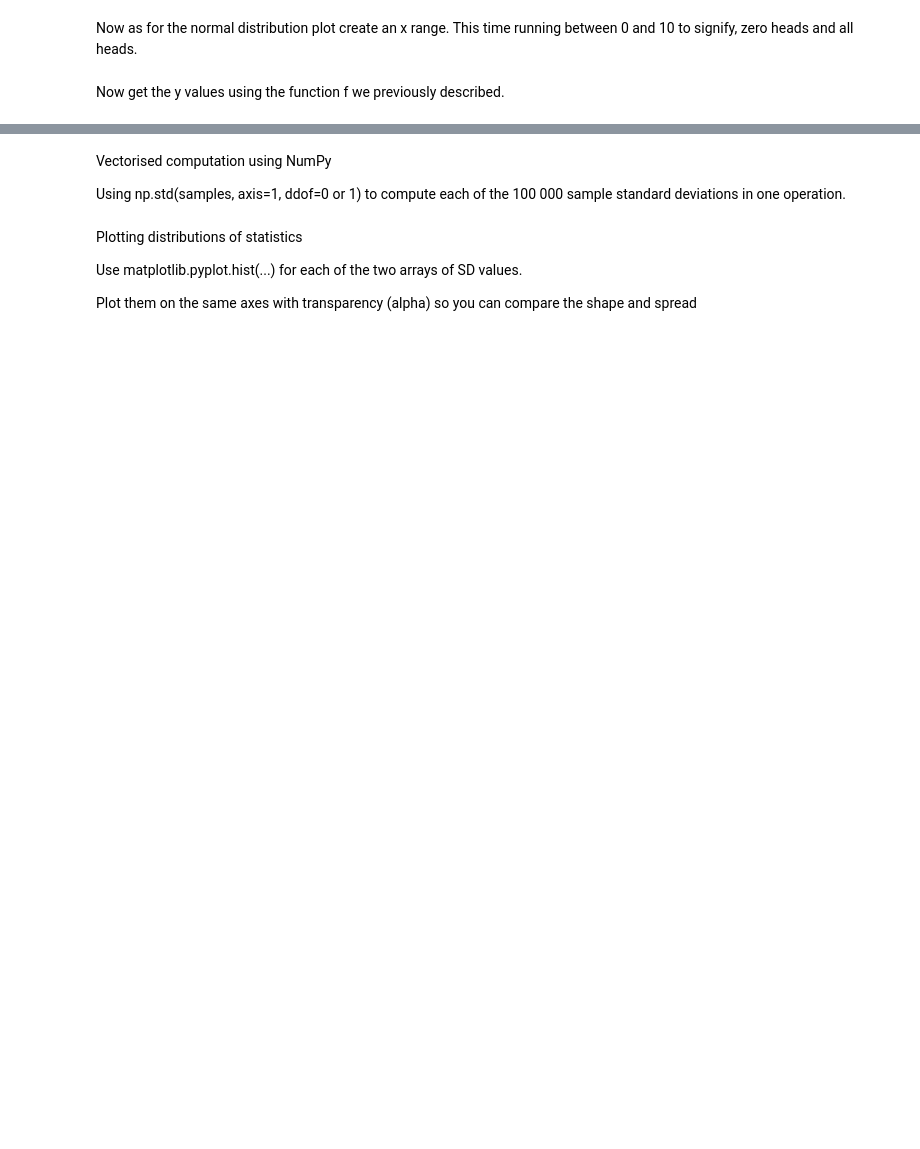
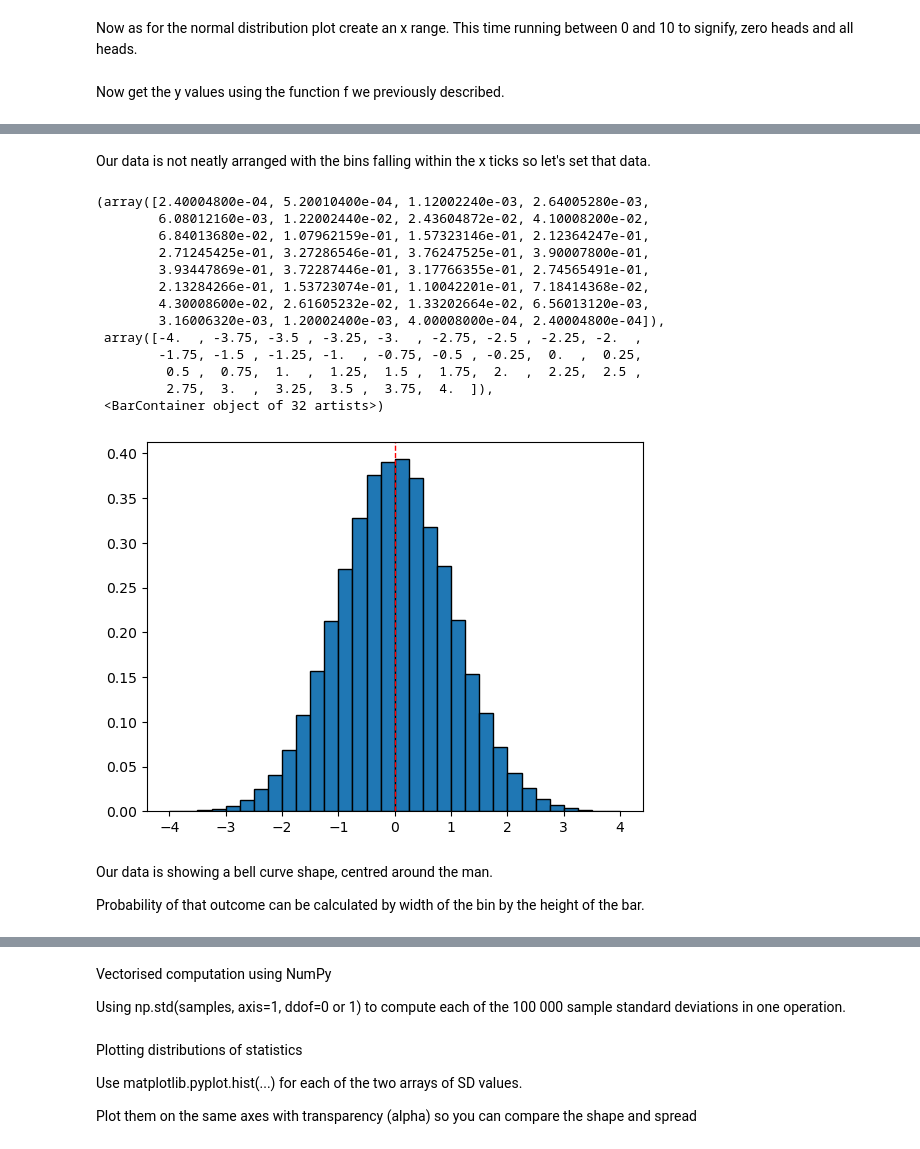
Before and after one commit to kknb1982/applied_statistics, a Jupyter notebook: problems.ipynb, the cells around one changed output, grey strips where cells are left out. Drawn from its saved outputs; the diff is of its cells as text; code cells hidden in the pictures; blank space fills up the shorter version.

```diff
--- a/problems.ipynb
+++ b/problems.ipynb
@@ -648,0 +702,30 @@ ddof=1 → sample standard deviation (divisor = n-1, unbiased estimator)
+# %% [markdown]
+Our data is not neatly arranged with the bins falling within the x ticks so let's set that data.
+# %%
+# Create a blank figure
+fig, ax = plt.subplots()
+
+# Plot the mean as a vertical line
+ax.axvline(mean, color='red', linestyle='dashed', linewidth=1)
+
+# Create a histogram of the data
+ax.hist(data, edgecolor='black', density=True, bins=np.linspace(-4,4,33))
+# %% [output]
+(array([2.40004800e-04, 5.20010400e-04, 1.12002240e-03, 2.64005280e-03,
+        6.08012160e-03, 1.22002440e-02, 2.43604872e-02, 4.10008200e-02,
+        6.84013680e-02, 1.07962159e-01, 1.57323146e-01, 2.12364247e-01,
+        2.71245425e-01, 3.27286546e-01, 3.76247525e-01, 3.90007800e-01,
+        3.93447869e-01, 3.72287446e-01, 3.17766355e-01, 2.74565491e-01,
+        2.13284266e-01, 1.53723074e-01, 1.10042201e-01, 7.18414368e-02,
+        4.30008600e-02, 2.61605232e-02, 1.33202664e-02, 6.56013120e-03,
+        3.16006320e-03, 1.20002400e-03, 4.00008000e-04, 2.40004800e-04]),
+ array([-4.  , -3.75, -3.5 , -3.25, -3.  , -2.75, -2.5 , -2.25, -2.  ,
+        -1.75, -1.5 , -1.25, -1.  , -0.75, -0.5 , -0.25,  0.  ,  0.25,
+         0.5 ,  0.75,  1.  ,  1.25,  1.5 ,  1.75,  2.  ,  2.25,  2.5 ,
+         2.75,  3.  ,  3.25,  3.5 ,  3.75,  4.  ]),
+ <BarContainer object of 32 artists>)
+[figure, added]
+# %% [markdown]
+Our data is showing a bell curve shape, centred around the man.
+
+Probability of that outcome can be calculated by width of the bin by the height of the bar.
```
Also changed, not shown: parts of 45 cells of this notebook.
